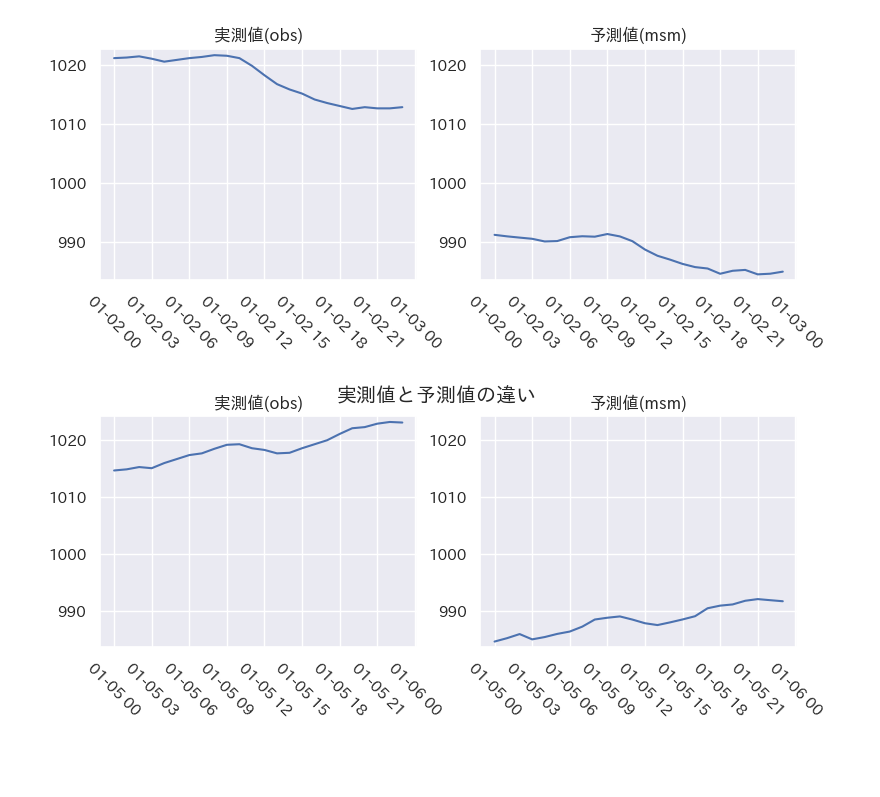
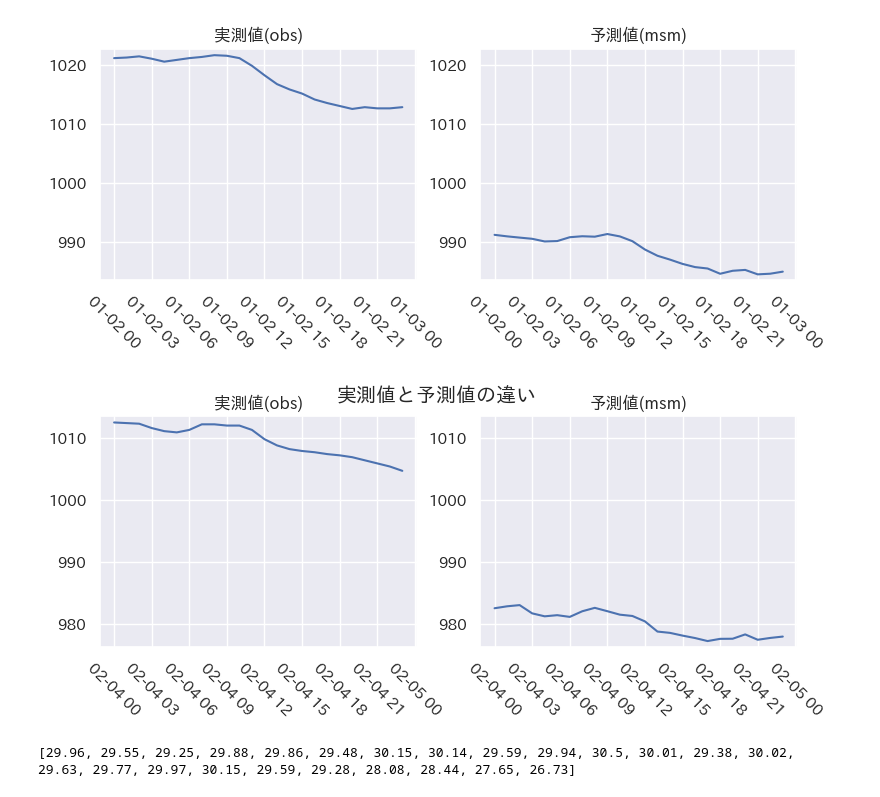
Before and after one commit to Ryo-Suzukii/ForecastCloudinJapan, a Jupyter notebook: EDA/compare_obs_msm.ipynb, the cells around one changed output. Saved outputs shown, nothing was run; the diff lists cells and outputs as text; code cells hidden in the pictures; blank space fills up the shorter version.

```diff
--- a/EDA/compare_obs_msm.ipynb
+++ b/EDA/compare_obs_msm.ipynb
@@ -107,7 +107,10 @@ plt.show()
 day = 3
 # %%
 ## 一気に実行する用
-date = dt.date(2022,1,day)
+year = 2022
+month = 2
+
+date = dt.date(year,month,day)
 
 msm_df = pl.read_csv(f"../msm_jst_data/{date.year}/{str(date.month).zfill(2)}/{date.year}_{str(date.month).zfill(2)}{str(date.day).zfill(2)}.csv")
 obs_df = pl.read_csv(f"../obs_data/{date.year}/{str(date.month).zfill(2)}/{date.year}_{str(date.month).zfill(2)}{str(date.day).zfill(2)}.csv").drop("時間")
@@ -128,31 +131,34 @@ msm_df = msm_df.with_columns(pl.col("地上気圧").apply(lambda x: x/bias).alia
 obs_df = obs_df.with_columns(pl.col("日付").apply(lambda x: dt.datetime.strptime(x,"%Y-%m-%d %H:%M:%S")).alias("日付"))
 msm_df = msm_df.with_columns(pl.col("日付").apply(lambda x: dt.datetime.strptime(x,"%Y-%m-%d %H:%M:%S")).alias("日付"))
 
 ## MSMデータの尺度を変えたとき
 
 fig,ax = plt.subplots(1,2,figsize=(9,3))
 ax[0].plot(obs_df["日付"],obs_df["地上気圧"])
 ax[1].plot(msm_df["日付"],msm_df["地上気圧"])
 
 ax[0].set_title("実測値(obs)")
 ax[1].set_title("予測値(msm)")
 
 for i in range(2):
     ax[i].tick_params(axis="x",rotation=-45)
 
 
 min_lim = obs_df["地上気圧"].min()
 if min_lim > msm_df["地上気圧"].min(): min_lim = msm_df["地上気圧"].min()
 
 max_lim = obs_df["地上気圧"].max()
 if max_lim < msm_df["地上気圧"].max(): max_lim = msm_df["地上気圧"].max()
 
 ax[0].set_ylim((min_lim-1,max_lim+1))
 ax[1].set_ylim((min_lim-1,max_lim+1))
 
 plt.suptitle("実測値と予測値の違い")
 
 plt.show()
 day += 1
+
+print((obs_df["地上気圧"] - msm_df["地上気圧"]).apply(lambda x:round(x,2)).to_list())
 # %% [output]
-[figure, old version]
+[figure, new version]
+[29.96, 29.55, 29.25, 29.88, 29.86, 29.48, 30.15, 30.14, 29.59, 29.94, 30.5, 30.01, 29.38, 30.02, 29.63, 29.77, 29.97, 30.15, 29.59, 29.28, 28.08, 28.44, 27.65, 26.73]
```
